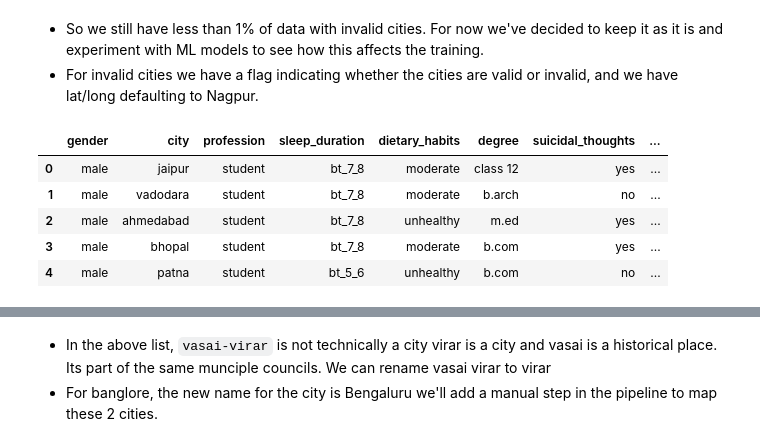
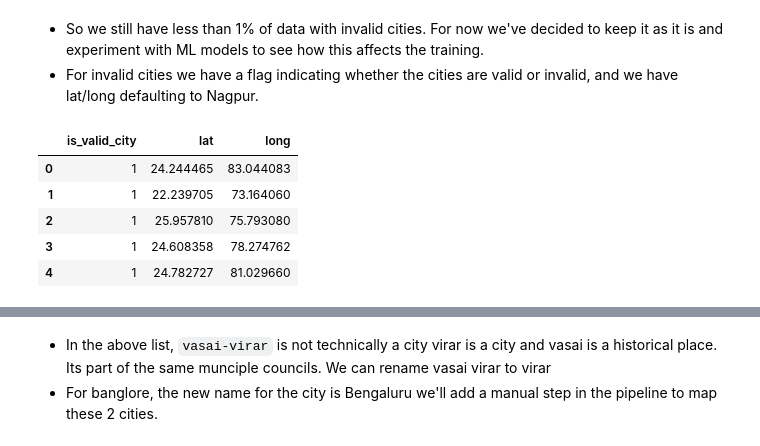
Before and after one commit to gaurangdave/mental_health_ml, a Jupyter notebook: notebooks/02_data_preparation.ipynb, the cells around one changed output, grey strips where cells are left out. Saved outputs shown, nothing was run; the diff lists cells and outputs as text; code cells hidden in the pictures.

Commit message:
intermediate commit before refactoring city pipeline

```diff
--- a/notebooks/02_data_preparation.ipynb
+++ b/notebooks/02_data_preparation.ipynb
@@ -814,6 +814,10 @@ def map_city_data(city_name):
     ## if city doesn't exist the mark it as invalid and return default info
     return 0,21.122615,79.041124
 
+def map_verify_city_feature_names(function_transformer, feature_names_in):
+    features_out = ["is_valid_city","lat", "long"]
+    return features_out
+
 
 def verify_city_fn(df):
     if not isinstance(df, pd.DataFrame):
@@ -826,9 +830,9 @@ def verify_city_fn(df):
         df_copy.loc[df_copy["city"] == unique_city, "is_valid_city"] = is_valid_city
         df_copy.loc[df_copy["city"] == unique_city, "lat"] = lat
         df_copy.loc[df_copy["city"] == unique_city, "long"] = long
-    return df_copy
+    return df_copy.loc[:,["is_valid_city","lat","long"]]
 
-verify_city = FunctionTransformer(verify_city_fn, feature_names_out="one-to-one")
+verify_city = FunctionTransformer(verify_city_fn, feature_names_out=map_verify_city_feature_names)
 
 # function to fuzzy match invalid cities to master city list.
 # from rapidfuzz import process, fuzz,utils
@@ -884,15 +888,15 @@ Name: count, dtype: int64
 * For invalid cities we have a flag indicating whether the cities are valid or invalid, and we have lat/long defaulting to Nagpur.
 # %%
 ## lets update the dataset for future analysis.
-updated_categories = clean_city_fn(updated_categories)
-updated_categories = rename_city_fn(updated_categories)
-updated_categories = map_city_fn(updated_categories)
-updated_categories = verify_city_fn(updated_categories)
-updated_categories.head()
+updated_cities = clean_city_fn(updated_categories)
+updated_cities = rename_city_fn(updated_cities)
+updated_cities = map_city_fn(updated_cities)
+updated_cities = verify_city_fn(updated_cities)
+updated_cities.head()
 # %% [output]
-|  | gender | city | profession | sleep_duration | dietary_habits | degree | suicidal_thoughts | ... |
-| 0 | male | jaipur | student | bt_7_8 | moderate | class 12 | yes | ... |
-| 1 | male | vadodara | student | bt_7_8 | moderate | b.arch | no | ... |
-| 2 | male | ahmedabad | student | bt_7_8 | unhealthy | m.ed | yes | ... |
-| 3 | male | bhopal | student | bt_7_8 | moderate | b.com | yes | ... |
-| 4 | male | patna | student | bt_5_6 | unhealthy | b.com | no | ... |
+|  | is_valid_city | lat | long |
+| 0 | 1 | 24.244465 | 83.044083 |
+| 1 | 1 | 22.239705 | 73.164060 |
+| 2 | 1 | 25.957810 | 75.793080 |
+| 3 | 1 | 24.608358 | 78.274762 |
+| 4 | 1 | 24.782727 | 81.029660 |
```
Also changed, not shown: parts of 15 cells of this notebook.
